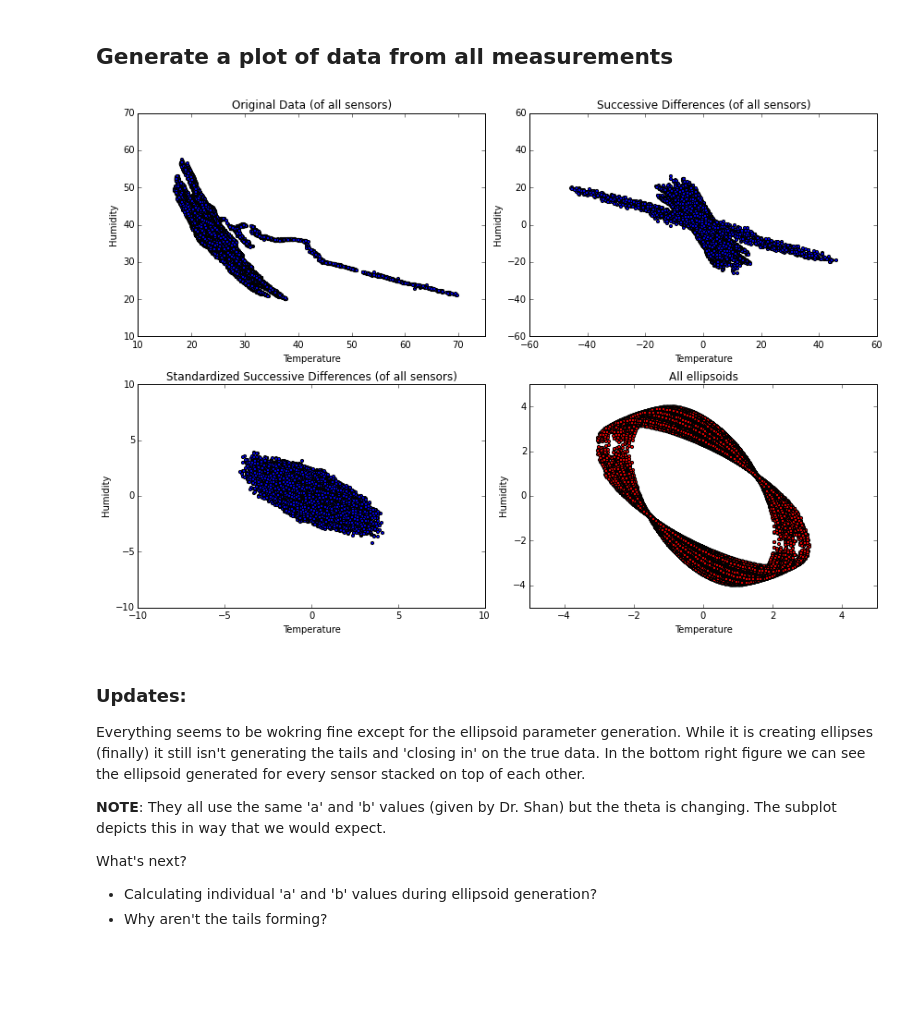
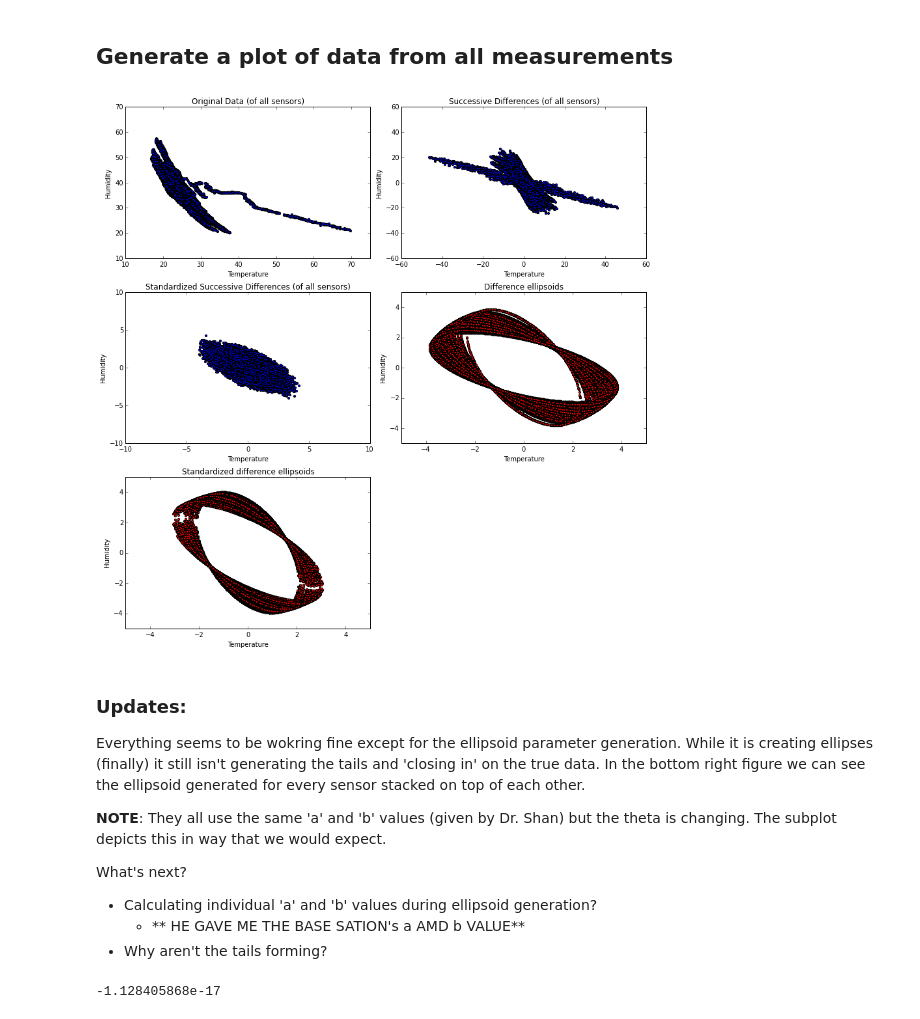
Before and after one commit to HarryRybacki-zz/SensorDataResearchReproduction, a Jupyter notebook: AnomalyDetectionNotebook.ipynb, the cells around one changed output. Drawn from its saved outputs; the diff is of its cells as text; code cells hidden in the pictures; blank space fills up the shorter version.

```diff
--- a/AnomalyDetectionNotebook.ipynb
+++ b/AnomalyDetectionNotebook.ipynb
@@ -126,11 +66,10 @@ standardized_differences = standardize_readings(copy.deepcopy(differences))
 
 # 1B - Ellipsoid Boundary Modeling
 
-sensor_ellipsoids = {} # Dict for storing individual sensor ellipsoid data
-
 # Model ellipsoid for each sensor with data
+ellipsoid_parameters = {}
 for sensor in standardized_differences:
-    sensor_ellipsoids[sensor] = helpers.model_ellipsoid(standardized_differences[sensor])
-
+    ellipsoid_parameters[sensor] = helpers.generate_ellipsoid(standardized_differences[sensor],
+                                                              1.7601, # manually set 'a'
+                                                              4.1168) # manually set 'b'
 # Calculate the aggregate ellipsoid
-#aggregate_ellipsoid = helpers.model_aggregate_ellipsoid(sensor_ellipsoids)
@@ -311,36 +221,49 @@ pyplot.xlabel('Temperature')
 pyplot.ylabel('Humidity')
 pyplot.title('Successive Differences (of all sensors)')
 
 # Plot standardized differences
 pyplot.subplot(323)
 for sensor in standardized_differences:
     #pyplot.plot([reading[0] for reading in standardized_differences[sensor]],
     #            [reading[1] for reading in standardized_differences[sensor]])
     pyplot.scatter([reading[0] for reading in standardized_differences[sensor]],
                    [reading[1] for reading in standardized_differences[sensor]],
                    s=10)
 pyplot.axis([-10, 10, -10, 10]) # [xmin, xmax, ymin, ymax]
 pyplot.xlabel('Temperature')
 pyplot.ylabel('Humidity')
 pyplot.title('Standardized Successive Differences (of all sensors)')
 
-# Plot ellipses
+# Plot differences ellipses
 pyplot.subplot(324)
+for sensor in differences:
+    ellipsoid_params = helpers.generate_ellipsoid(differences[sensor], 1.7601, 4.1168)
+    pyplot.scatter([reading[0] for reading in ellipsoid_params['ellipsoid_points']],
+                   [reading[1] for reading in ellipsoid_params['ellipsoid_points']],
+                   s=10,
+                   c='r')
+pyplot.axis([-5, 5, -5, 5]) # [xmin, xmax, ymin, ymax]
+pyplot.xlabel('Temperature')
+pyplot.ylabel('Humidity')
+pyplot.title('Difference ellipsoids')
+
+# Plot standardized difference ellipses
+pyplot.subplot(325)
 for sensor in standardized_differences:
     ellipsoid_params = helpers.generate_ellipsoid(standardized_differences[sensor], 1.7601, 4.1168)
     pyplot.scatter([reading[0] for reading in ellipsoid_params['ellipsoid_points']],
                    [reading[1] for reading in ellipsoid_params['ellipsoid_points']],
                    s=10,
                    c='r')
 pyplot.axis([-5, 5, -5, 5]) # [xmin, xmax, ymin, ymax]
 pyplot.xlabel('Temperature')
 pyplot.ylabel('Humidity')
-pyplot.title('All ellipsoids')
+pyplot.title('Standardized difference ellipsoids')
 
 pyplot.tight_layout()
 pyplot.show()
 # %% [output]
-[figure, old version]
+[figure, new version]
 # %% [markdown]
 ### Updates:
 
@@ -350,4 +273,5 @@ Everything seems to be wokring fine except for the ellipsoid parameter generatio
 
 What's next?
 * Calculating individual 'a' and 'b' values during ellipsoid generation?
+  * ** HE GAVE ME THE BASE SATION's a AMD b VALUE**
 * Why aren't the tails forming?
@@ -353,0 +288,4 @@ What's next?
+# %%
+print sensor_18_humidity_mean
+# %% [output]
+-1.128405868e-17
```
Also changed, not shown: parts of 11 cells of this notebook, 2 other files.
